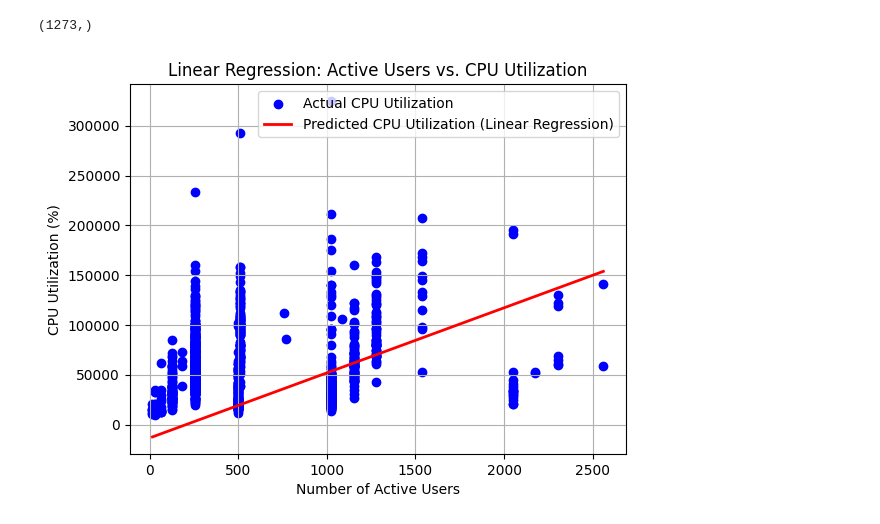
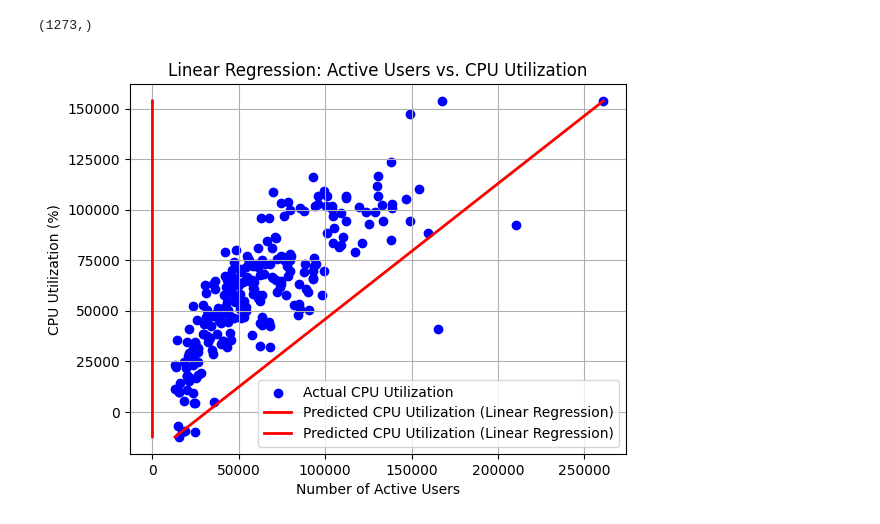
Before and after one commit to khoulaCode/machine-learning-code-orbit, a Jupyter notebook: team_members/from_sulaiman/preprocessing-data.ipynb, the cells around one changed output. Cells and saved outputs as stored; diff of their text form; code cells hidden in the pictures.

```diff
--- a/team_members/from_sulaiman/preprocessing-data.ipynb
+++ b/team_members/from_sulaiman/preprocessing-data.ipynb
@@ -425,14 +430,14 @@ y.shape
 # %%
 # 6. Visualize the results
 #plt.figure(figsize=(10, 6))
 
-plt.scatter(X_train['Memory_Size_GB'], y_train, color='blue', label='Actual CPU Utilization')
-plt.plot([X_train['Memory_Size_GB'].max(), X_train['Memory_Size_GB'].min()], [y_pred.max(), y_pred.min()], color='red', linewidth=2, label='Predicted CPU Utilization (Linear Regression)')
+plt.scatter(y_test, y_pred, color='blue', label='Actual CPU Utilization')
+plt.plot([y_test.min(), y_test.max()], [y_pred.min(), y_pred.max()], [y_pred.max(), y_pred.min()], color='red', linewidth=2, label='Predicted CPU Utilization (Linear Regression)')
 plt.xlabel("Number of Active Users")
 plt.ylabel("CPU Utilization (%)")
 plt.title("Linear Regression: Active Users vs. CPU Utilization")
 plt.legend()
 plt.grid(True)
 plt.show()
 # %% [output]
-[figure, old version]
+[figure, new version]
```
Also changed, not shown: parts of 5 cells of this notebook.
